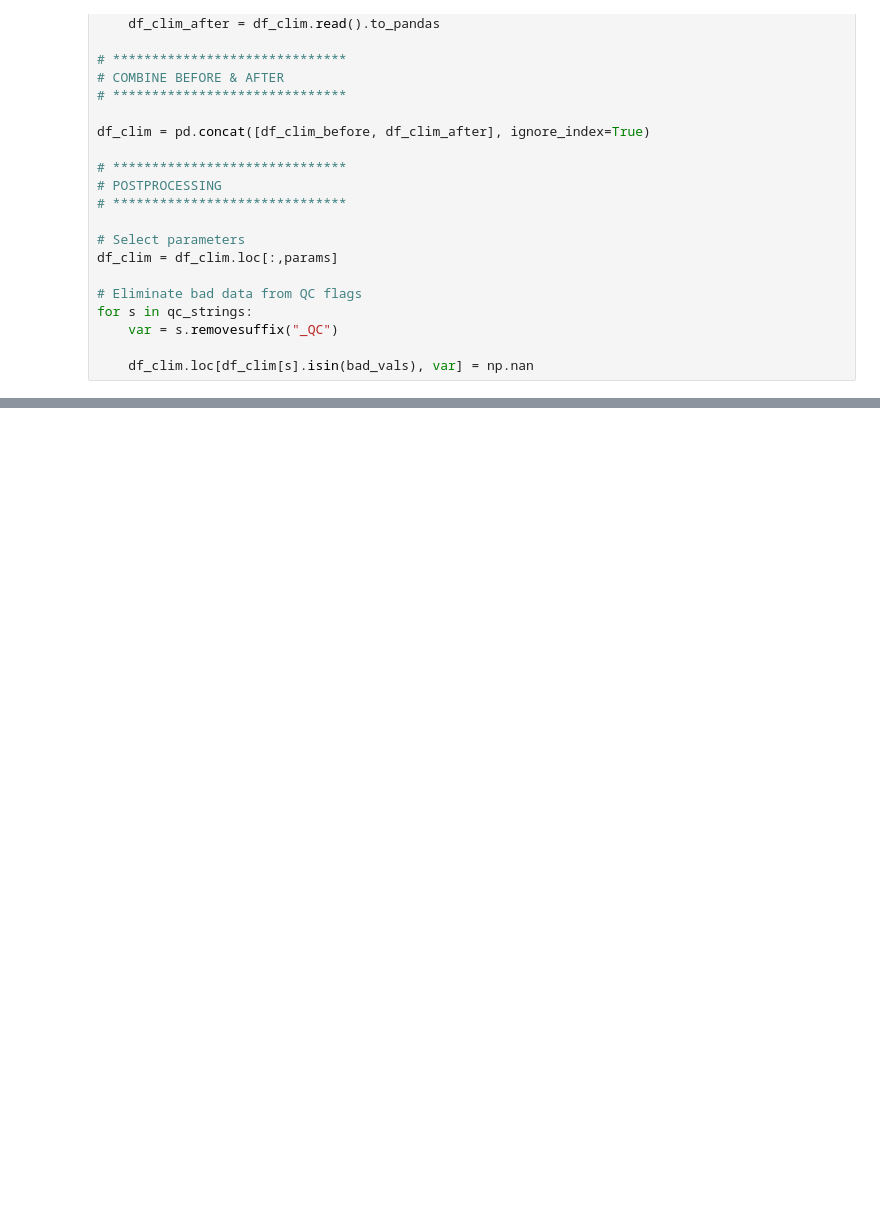
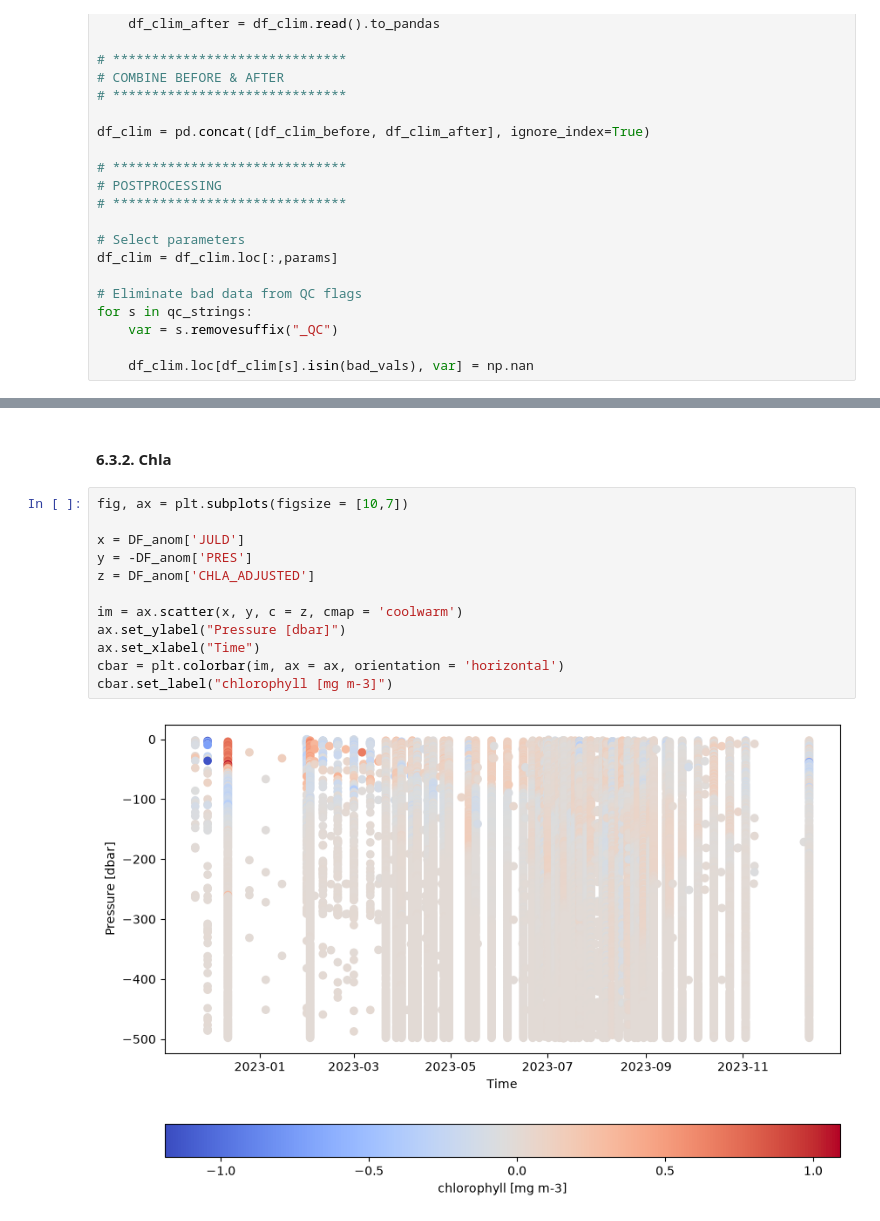
Before and after one commit to go-bgc/Marine-Heat-Waves, a Jupyter notebook: contributors/abby/LoadData_AB.ipynb, the cells around one changed output, grey strips where cells are left out. Cells and saved outputs as stored; diff of their text form; blank space fills up the shorter version.

```diff
--- a/contributors/abby/LoadData_AB.ipynb
+++ b/contributors/abby/LoadData_AB.ipynb
@@ -499,0 +600,16 @@ df_clim
+# %% [markdown]
+#### 6.3.2. Chla
+# %%
+fig, ax = plt.subplots(figsize = [10,7])
+
+x = DF_anom['JULD']
+y = -DF_anom['PRES']
+z = DF_anom['CHLA_ADJUSTED']
+
+im = ax.scatter(x, y, c = z, cmap = 'coolwarm')
+ax.set_ylabel("Pressure [dbar]")
+ax.set_xlabel("Time")
+cbar = plt.colorbar(im, ax = ax, orientation = 'horizontal')
+cbar.set_label("chlorophyll [mg m-3]")
+# %% [output]
+[figure, added]
```
Also changed, not shown: parts of 18 cells of this notebook, 1 other file.
